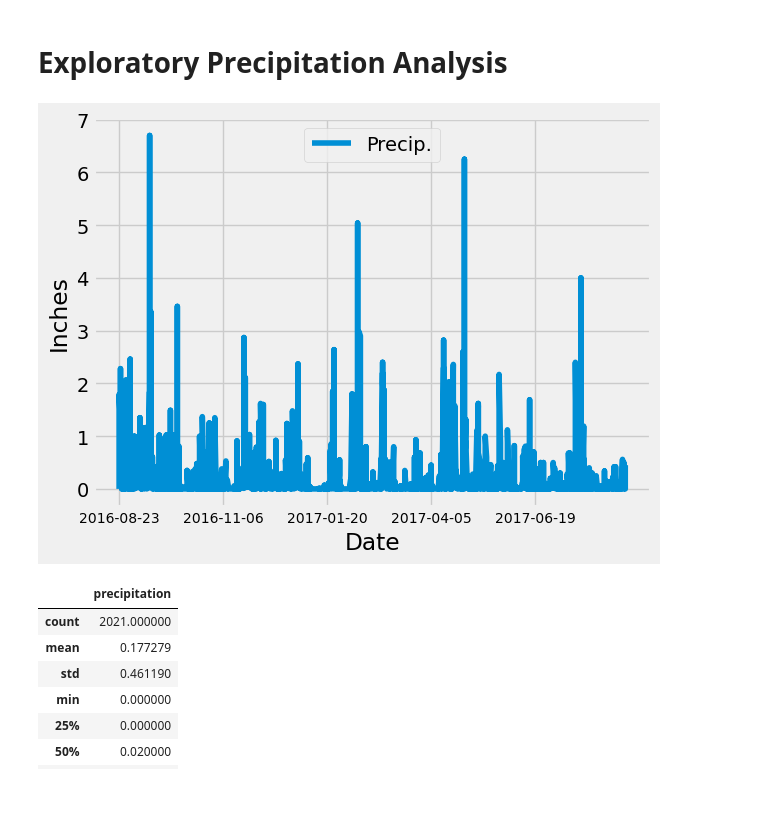
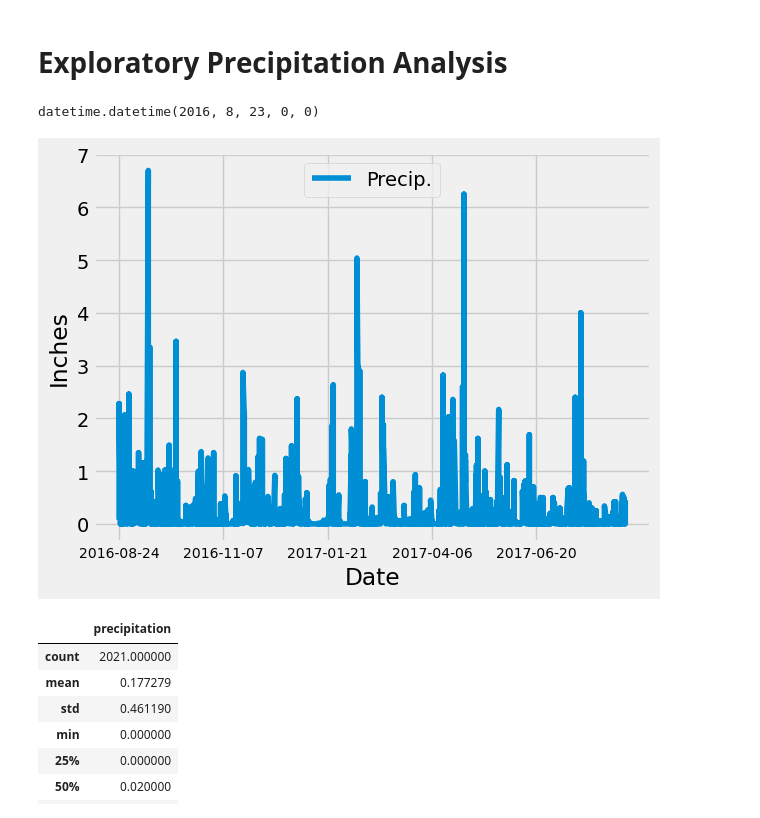
Before and after one commit to dpinsky1/sqalchemy-challenge, a Jupyter notebook: SurfsUp/climate_starter.ipynb, the cells around one changed output. Cells and saved outputs as stored; diff of their text form; code cells hidden in the pictures.

```diff
--- a/SurfsUp/climate_starter.ipynb
+++ b/SurfsUp/climate_starter.ipynb
@@ -40,43 +41,48 @@ session = Session(bind=engine)
 # Exploratory Precipitation Analysis
 # %%
 # Find the most recent date in the data set.
-# def latest_date():
-latest_date = session.query(measurements.date).order_by(measurements.date.desc()).first()
+year = timedelta(days=365)
+latest_date = session.query(func.max(measurements.date)).filter().all()
+
+latest_date = dt.datetime.strptime(latest_date[0][0], '%Y-%m-%d')
+one_year = latest_date - year
+one_year
+# %% [output]
+datetime.datetime(2016, 8, 23, 0, 0)
 # %%
 # Design a query to retrieve the last 12 months of precipitation data and plot the results.
 # Starting from the most recent data point in the database.
 
 
 # Calculate the date one year from the last date in data set.
-last_year = session.query(measurements.date).filter(measurements.date >= '2016-08-23')\
+last_year = session.query(measurements.date).filter(measurements.date >= one_year)\
     .order_by(measurements.date).all()
 
 # Perform a query to retrieve the data and precipitation scores
 data = session.query(measurements).with_entities(measurements.date, measurements.prcp)\
-    .filter(measurements.date >= '2016-08-23').all()
-# for each in data:
-#     print(each)
+    .filter(measurements.date >= one_year).all()
+
 
 # Save the query results as a Pandas DataFrame. Explicitly set the column names
 rain_df = pd.DataFrame(data)
 rain_df = rain_df.rename(columns={'date': 'Date', 'prcp': 'Inches'})
 # Sort the dataframe by date
 rain_df= rain_df.dropna()
 rain_df = rain_df.sort_values(by='Date',ascending=True)
 rain_df
 
 # Use Pandas Plotting with Matplotlib to plot the data
 rainx = rain_df['Date']
 rainy = rain_df['Inches']
 x_ticks = ['2016-08-23', '2016-11-09', '2017-01-28', '2017-04-18', '2017-07-10']
 plt.plot(rainx, rainy)
 plt.xlabel('Date')
 plt.ylabel('Inches')
 plt.xticks(ticks=[0, 75, 150, 225, 300], size=10)
 plt.legend(labels=['Precip.'], loc='upper center')
 plt.show()
 # %% [output]
-[figure, old version]
+[figure, new version]
 # %%
 # Use Pandas to calculate the summary statistics for the precipitation data
 rain = rain_df['Inches']
```
Also changed, not shown: parts of 6 cells of this notebook, 2 other files.
